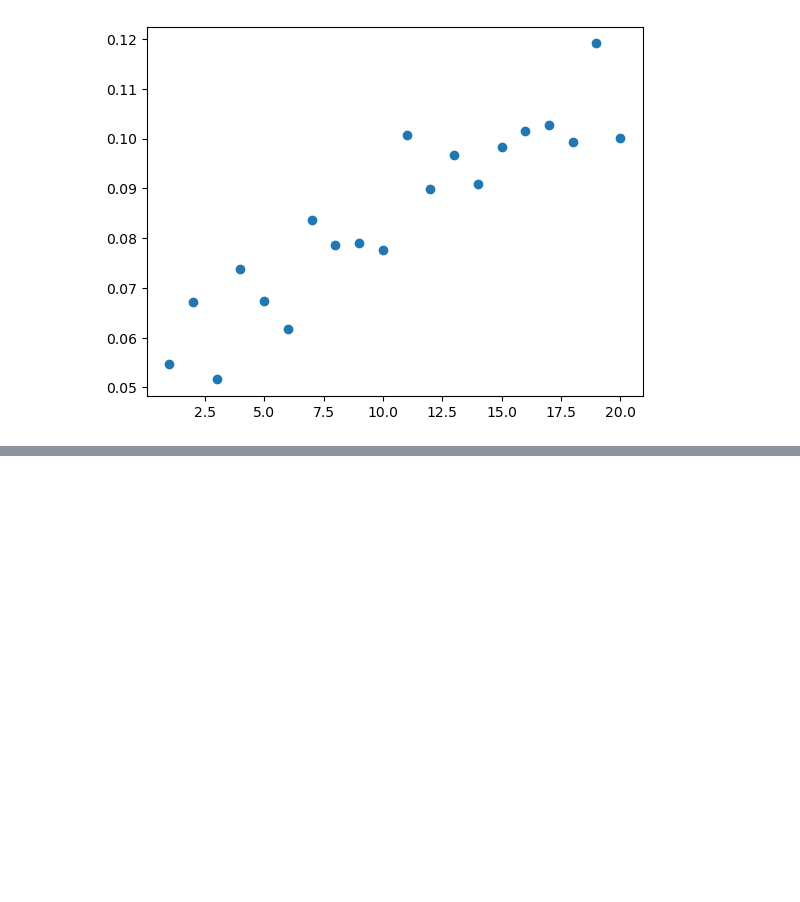
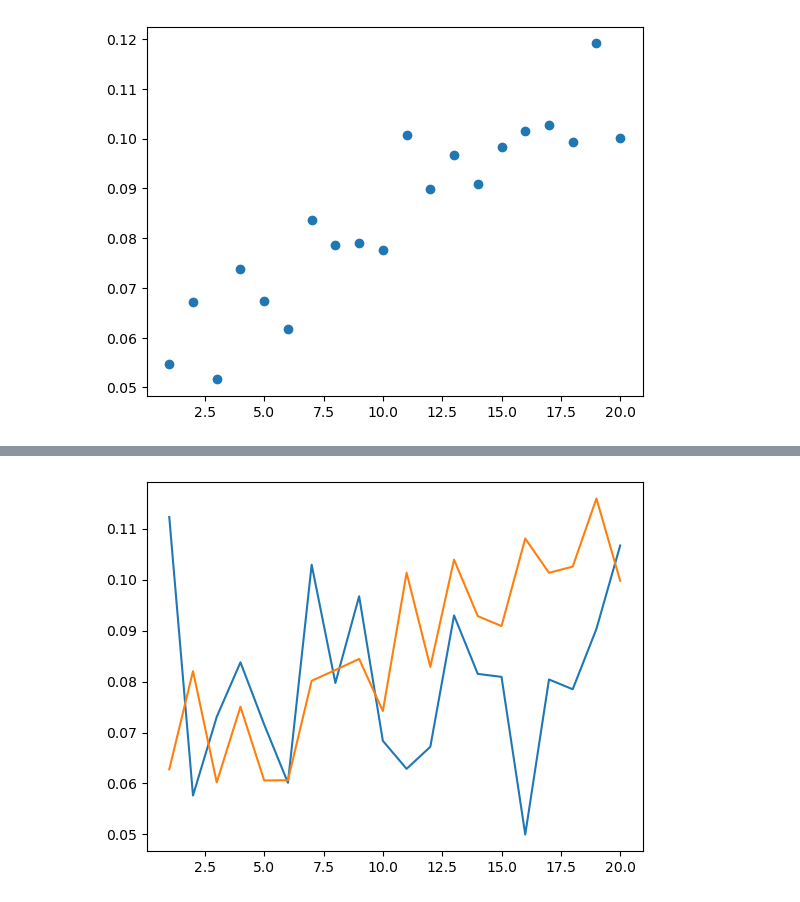
Before and after one commit to Huanyu-Liu/machine_learning, a Jupyter notebook: hw1/panel_regression.ipynb, the cells around one changed output, grey strips where cells are left out. Cells and saved outputs as stored; diff of their text form; code cells hidden in the pictures; blank space fills up the shorter version.

```diff
--- a/hw1/panel_regression.ipynb
+++ b/hw1/panel_regression.ipynb
@@ -85,3 +118,14 @@ plt.show()
+# %%
+vw_bm_mutualfunds_yr_large = result_dl.filter(pl.col("LargeStock") == True).group_by(["qcut", "year"]).agg((pl.col("ExRet") * pl.col("MEwt")).sum() / pl.sum("MEwt"))
+vw_bm_mutualfunds_yr_small = result_dl.filter(pl.col("LargeStock") == False).group_by(["qcut", "year"]).agg((pl.col("ExRet") * pl.col("MEwt")).sum() / pl.sum("MEwt"))
+vw_bm_mutualfunds_yr_large = vw_bm_mutualfunds_yr_large.group_by("qcut").agg(pl.col("ExRet").mean()).cast({"qcut": pl.Int16}).sort("qcut")
+vw_bm_mutualfunds_yr_small = vw_bm_mutualfunds_yr_small.group_by("qcut").agg(pl.col("ExRet").mean()).cast({"qcut": pl.Int16}).sort("qcut")
+vw_bm_mutualfunds_yr_small
+plt.plot(vw_bm_mutualfunds_yr_large.get_column("qcut").to_numpy(), vw_bm_mutualfunds_yr_large.get_column("ExRet").to_numpy())
+plt.plot(vw_bm_mutualfunds_yr_small.get_column("qcut").to_numpy(), vw_bm_mutualfunds_yr_small.get_column("ExRet").to_numpy())
+plt.show()
+# %% [output]
+[figure, added]
 # %%
 # dl = dl.with_columns((np.exp(pl.col("lnAnnRet")) - np.exp(pl.col("lnRf"))).alias("ExRet"))
 dl.columns
```
Also changed, not shown: parts of 19 cells of this notebook, 1 other file.
